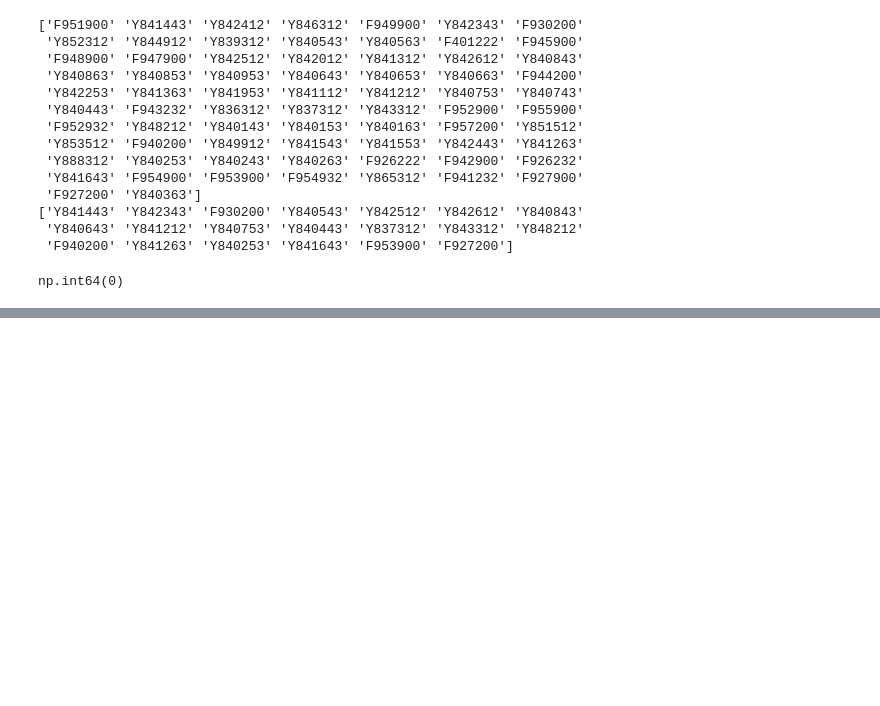
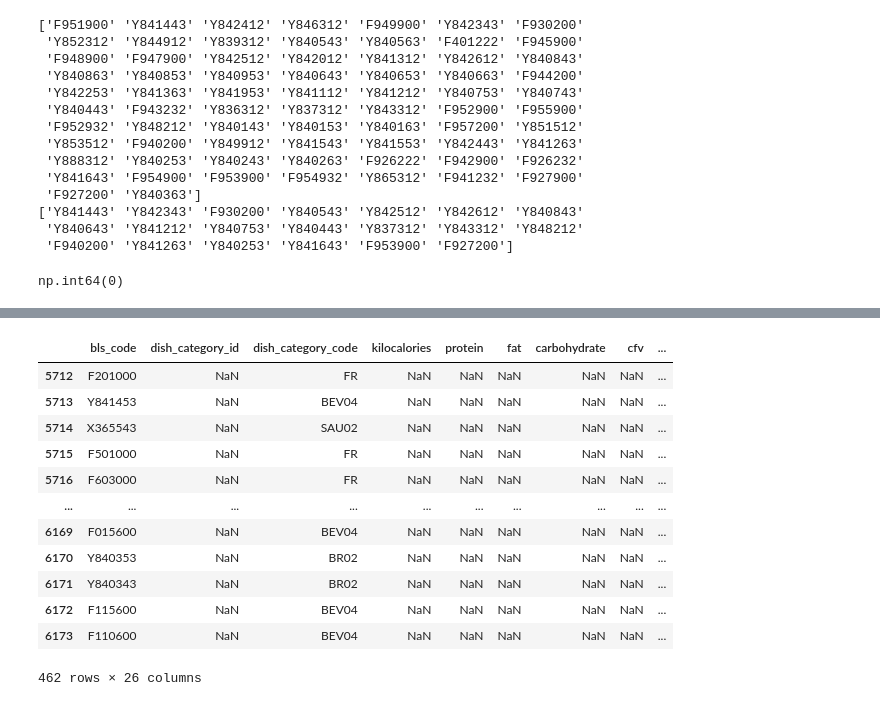
Before and after one commit to timurchiksss/nutristeppe, a Jupyter notebook: joiner.ipynb, the cells around one changed output, grey strips where cells are left out. Cells and saved outputs as stored; diff of their text form; code cells hidden in the pictures; blank space fills up the shorter version.

```diff
--- a/joiner.ipynb
+++ b/joiner.ipynb
@@ -331,0 +378,11 @@ df_final.to_csv("30March.csv", index=False)
+# %%
+# Создаем новую колонку 'Сумма_БЖУ'
+df_master['calculated_kcal'] = ((df_master['protein'] + df_master['carbohydrate']) * 4 + (df_master['fat'] * 9))/1000
+# Выбираем только интересующие нас данные
+result_df = df_master[['dish_category_code','bls_code', 'protein', 'fat', 'carbohydrate', 'calculated_kcal', 'kilocalories']]
+result_df['sub'] = result_df['kilocalories'] - result_df['calculated_kcal']
+# ascending=False означает "по убыванию"
+result_df = result_df[(result_df["protein"] > 0) & (result_df["fat"] > 0) & (result_df["carbohydrate"] > 0)]
+result_df = result_df.sort_values(by='sub', ascending=False)
+
+result_df
@@ -331,0 +443,3 @@ df_final.to_csv("30March.csv", index=False)
+# %%
+df_final = df_final.merge(df_master[['bls_code', 'name_en']], on="bls_code", how="left")
+df_final
@@ -331,0 +489,26 @@ df_final.to_csv("30March.csv", index=False)
+# %%
+# Мержим нужные колонки из df_master
+cols_from_master = ['bls_code', 'protein', 'fat', 'carbohydrate', 'kilocalories']
+df_merged = df_final.merge(df_master[cols_from_master], on='bls_code', how='left', suffixes=('', '_master'))
+
+# Считаем ккал из БЖУ мастера
+df_merged['calculated_kcal'] = ((df_merged['protein_master'] + df_merged['carbohydrate_master']) * 4 + (df_merged['fat_master'] * 9)) / 1000
+
+# Считаем разницу
+df_merged['sub'] = df_merged['kilocalories_master'] - df_merged['calculated_kcal']
+
+# Только строки где БЖУ больше нуля
+df_merged = df_merged[(df_merged['protein_master'] > 0) & (df_merged['fat_master'] > 0) & (df_merged['carbohydrate_master'] > 0)]
+
+# Разделяем на брак и нормальные
+df_brak = df_merged[df_merged['sub'].abs() > 5]
+df_good = df_merged[df_merged['sub'].abs() <= 5]
+
+# Обновляем df_final только хорошими данными
+df_final = df_final.set_index('bls_code')
+df_good_idx = df_good.set_index('bls_code')
+df_final.update(df_good_idx[['protein_master', 'fat_master', 'carbohydrate_master', 'kilocalories_master']])
+df_final = df_final.reset_index()
+
+print(f"Хороших записей: {len(df_good)}")
+print(f"Брак: {len(df_brak)}")
@@ -331,0 +532,18 @@ df_final.to_csv("30March.csv", index=False)
+# %%
+cols = ['protein', 'fat', 'carbohydrate', 'kilocalories']
+df_nulls = df_final[df_final[cols].isna().any(axis=1)]
+df_nulls
+# %% [output]
+|  | bls_code | dish_category_id | dish_category_code | kilocalories | protein | fat | carbohydrate | cfv | ... |
+| 5712 | F201000 | NaN | FR | NaN | NaN | NaN | NaN | NaN | ... |
+| 5713 | Y841453 | NaN | BEV04 | NaN | NaN | NaN | NaN | NaN | ... |
+| 5714 | X365543 | NaN | SAU02 | NaN | NaN | NaN | NaN | NaN | ... |
+| 5715 | F501000 | NaN | FR | NaN | NaN | NaN | NaN | NaN | ... |
+| 5716 | F603000 | NaN | FR | NaN | NaN | NaN | NaN | NaN | ... |
+| ... | ... | ... | ... | ... | ... | ... | ... | ... | ... |
+| 6169 | F015600 | NaN | BEV04 | NaN | NaN | NaN | NaN | NaN | ... |
+| 6170 | Y840353 | NaN | BR02 | NaN | NaN | NaN | NaN | NaN | ... |
+| 6171 | Y840343 | NaN | BR02 | NaN | NaN | NaN | NaN | NaN | ... |
+| 6172 | F115600 | NaN | BEV04 | NaN | NaN | NaN | NaN | NaN | ... |
+| 6173 | F110600 | NaN | BEV04 | NaN | NaN | NaN | NaN | NaN | ... |
+462 rows × 26 columns
```
Also changed, not shown: parts of 18 cells of this notebook.
